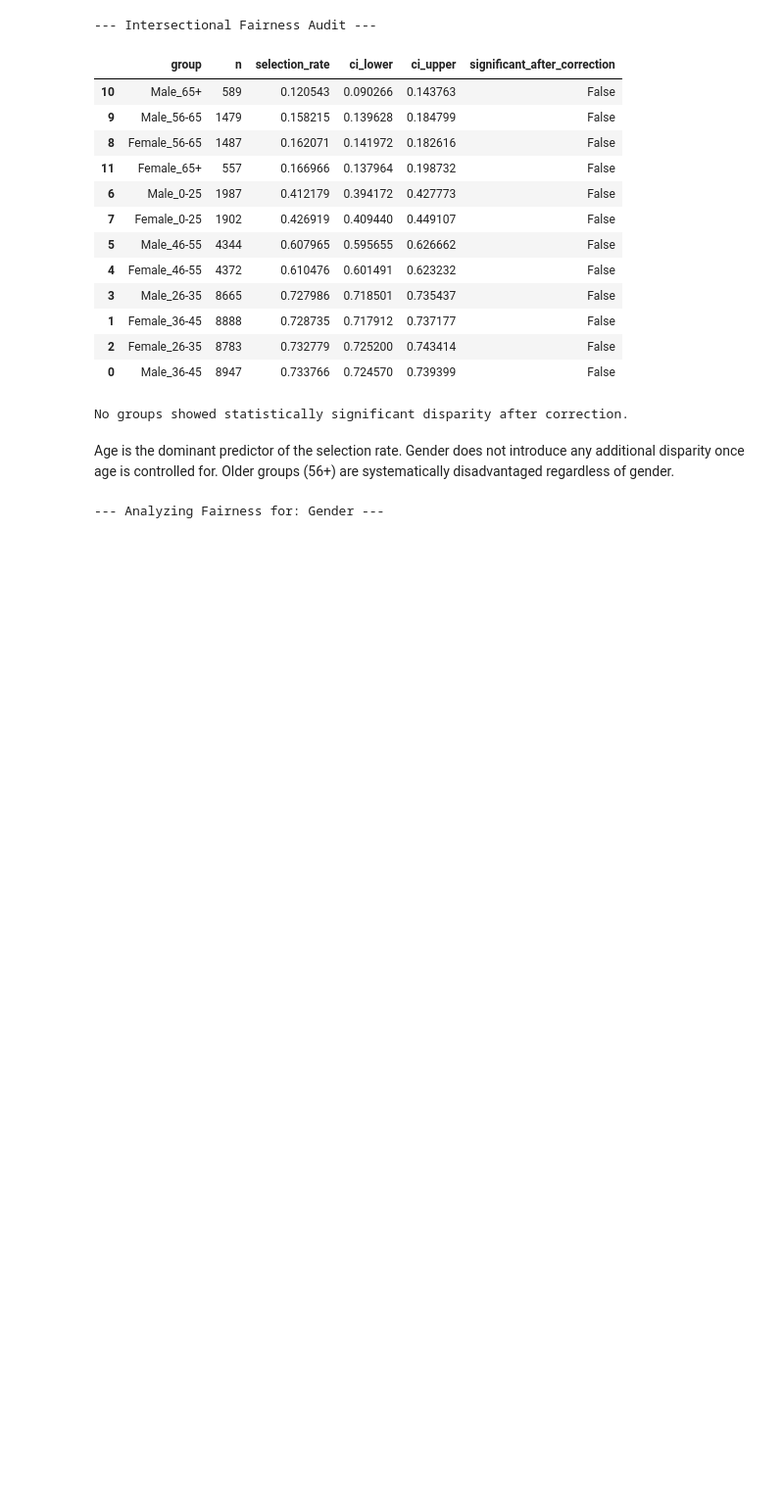
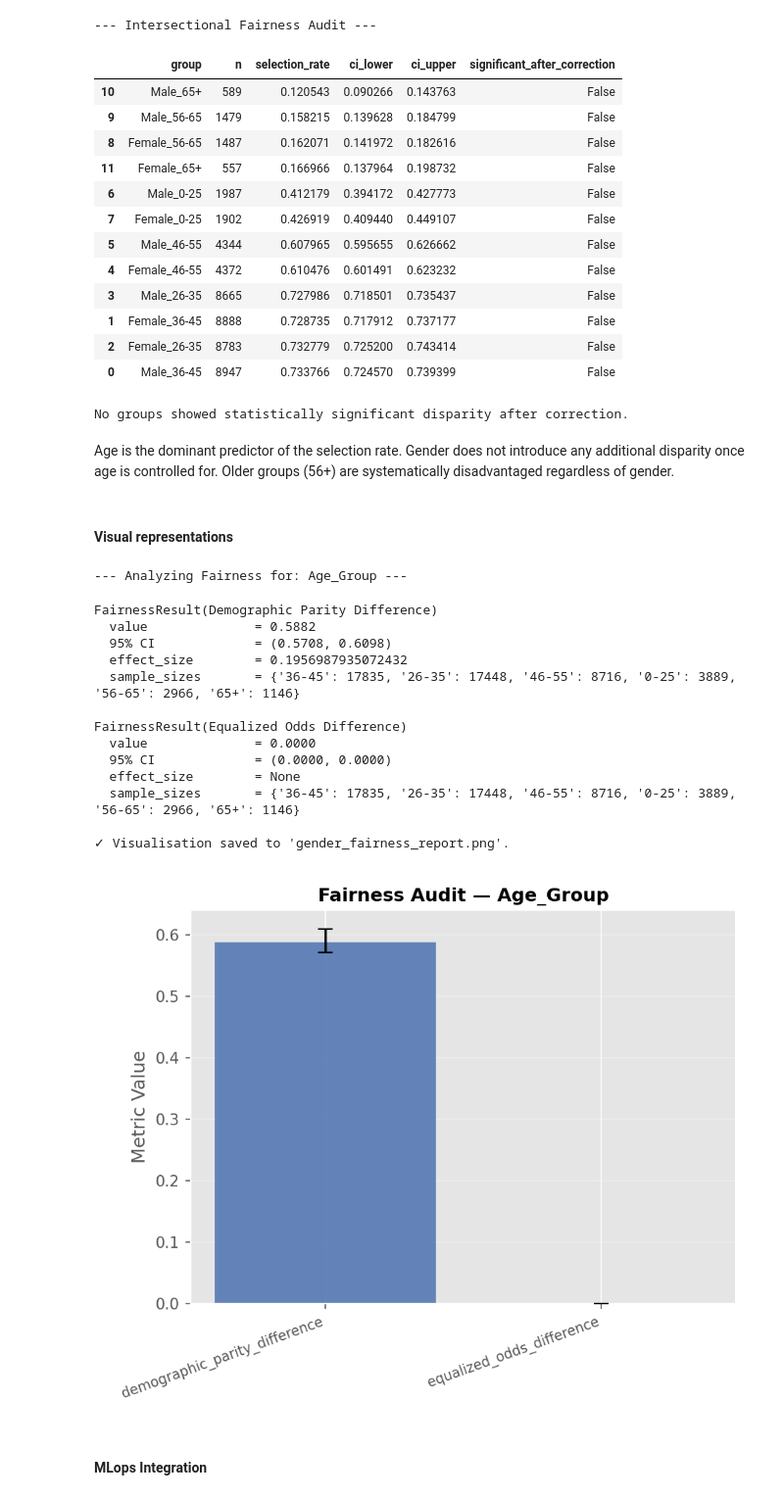
Before and after one commit to GabrieleL98/AI-Ethics-Project, a Jupyter notebook: demo.ipynb, the cells around one changed output. Shown at 98% size. Drawn from its saved outputs; the diff is of its cells as text; code cells hidden in the pictures; blank space fills up the shorter version.

Commit message:
added info on the readme file and more testing

```diff
--- a/demo.ipynb
+++ b/demo.ipynb
@@ -232,36 +252,54 @@ else:
 No groups showed statistically significant disparity after correction.
 # %% [markdown]
 Age is the dominant predictor of the selection rate. Gender does not introduce any additional disparity once age is controlled for. Older groups (56+) are systematically disadvantaged regardless of gender.
+# %% [markdown]
+#### Visual representations
 # %%
 analyzer.sensitive_col = 'Gender'
 
 print(f"--- Analyzing Fairness for: {analyzer.sensitive_col} ---")
 
 # Calculate metrics using Fairlearn engine
 # We use the ground truth labels as predictions to see existing bias in the data
 classification_results = analyzer.calculate_classification_metrics(
     y_pred=None,
     engine="fairlearn",
-    n_bootstrap=500, # Lowered iterations for speed in testing
+    n_bootstrap=20, # Lowered iterations for speed in this demo
     random_state=42
 )
 
 # Display results
 for metric_name, result in classification_results.items():
     print(result)
 
 # Generate and save the visualization
 output_image = "gender_fairness_report.png"
 analyzer.generate_report_visualizations(
     results=classification_results,
     output_path=output_image
 )
 
 # Display the generated image in the notebook
 from IPython.display import Image
 Image(filename=output_image)
 # %% [output]
---- Analyzing Fairness for: Gender ---
+--- Analyzing Fairness for: Age_Group ---
+FairnessResult(Demographic Parity Difference)
+  value              = 0.5882
+  95% CI             = (0.5708, 0.6098)
+  effect_size        = 0.1956987935072432
+  sample_sizes       = {'36-45': 17835, '26-35': 17448, '46-55': 8716, '0-25': 3889, '56-65': 2966, '65+': 1146}
+
+FairnessResult(Equalized Odds Difference)
+  value              = 0.0000
+  95% CI             = (0.0000, 0.0000)
+  effect_size        = None
+  sample_sizes       = {'36-45': 17835, '26-35': 17448, '46-55': 8716, '0-25': 3889, '56-65': 2966, '65+': 1146}
+
+✓ Visualisation saved to 'gender_fairness_report.png'.
+[figure, added]
+# %% [markdown]
+#### MLops Integration
 # %%
 # 1. Testing the CI/CD assertion helper
 # Let's check if the Demographic Parity Difference is within an acceptable range
```
Also changed, not shown: parts of 5 cells of this notebook, 1 other file.
